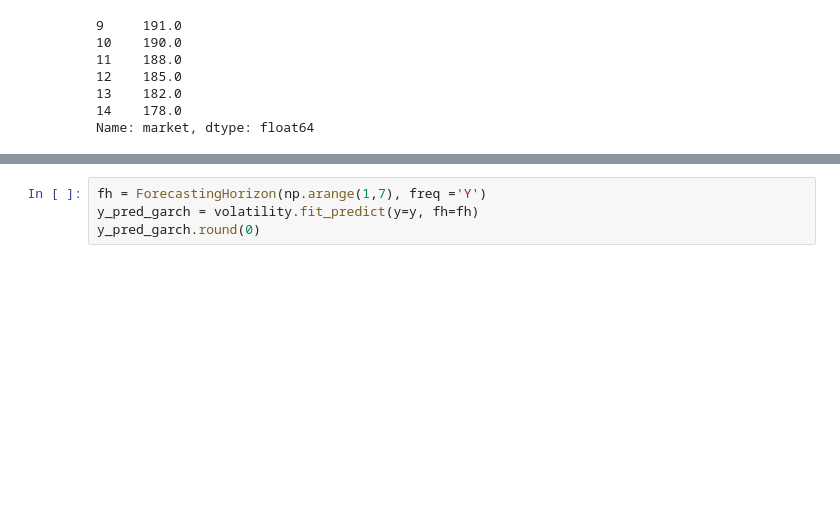
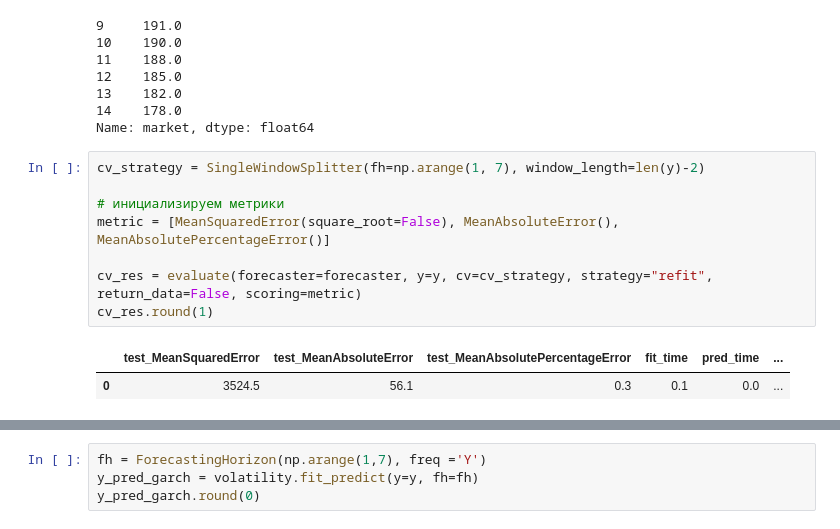
Before and after one commit to timoteolake/FinancialEconometrics, a Jupyter notebook: russian_gaming.ipynb, the cells around one changed output, grey strips where cells are left out. Cells and saved outputs as stored; diff of their text form; blank space fills up the shorter version.

```diff
--- a/russian_gaming.ipynb
+++ b/russian_gaming.ipynb
@@ -176,6 +180,17 @@ y_pred_arima.round(0)
 13    182.0
 14    178.0
 Name: market, dtype: float64
+# %%
+cv_strategy = SingleWindowSplitter(fh=np.arange(1, 7), window_length=len(y)-2)
+
+# инициализируем метрики
+metric = [MeanSquaredError(square_root=False), MeanAbsoluteError(), MeanAbsolutePercentageError()]
+
+cv_res = evaluate(forecaster=forecaster, y=y, cv=cv_strategy, strategy="refit", return_data=False, scoring=metric)
+cv_res.round(1)
+# %% [output]
+|  | test_MeanSquaredError | test_MeanAbsoluteError | test_MeanAbsolutePercentageError | fit_time | pred_time | ... |
+| 0 | 3524.5 | 56.1 | 0.3 | 0.1 | 0.0 | ... |
 # %%
 volatility = ARCH(mean='AR', lags=2, vol='GARCH', p=2, q=1, power=2)
 volatility.fit(y)
```
Also changed, not shown: parts of 4 cells of this notebook.
